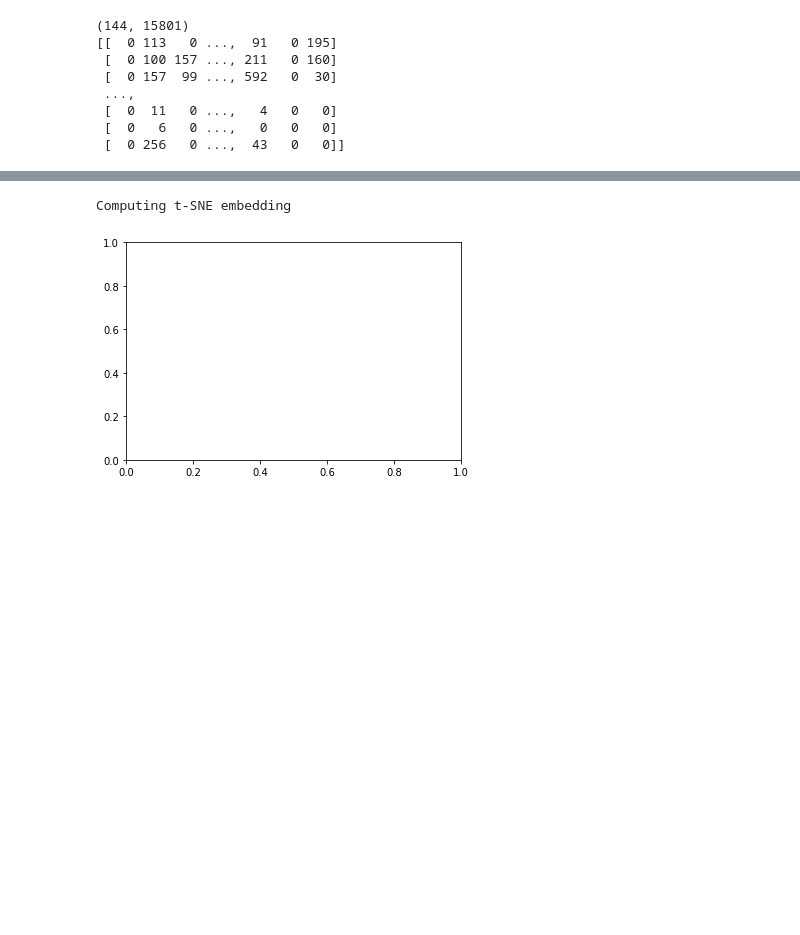
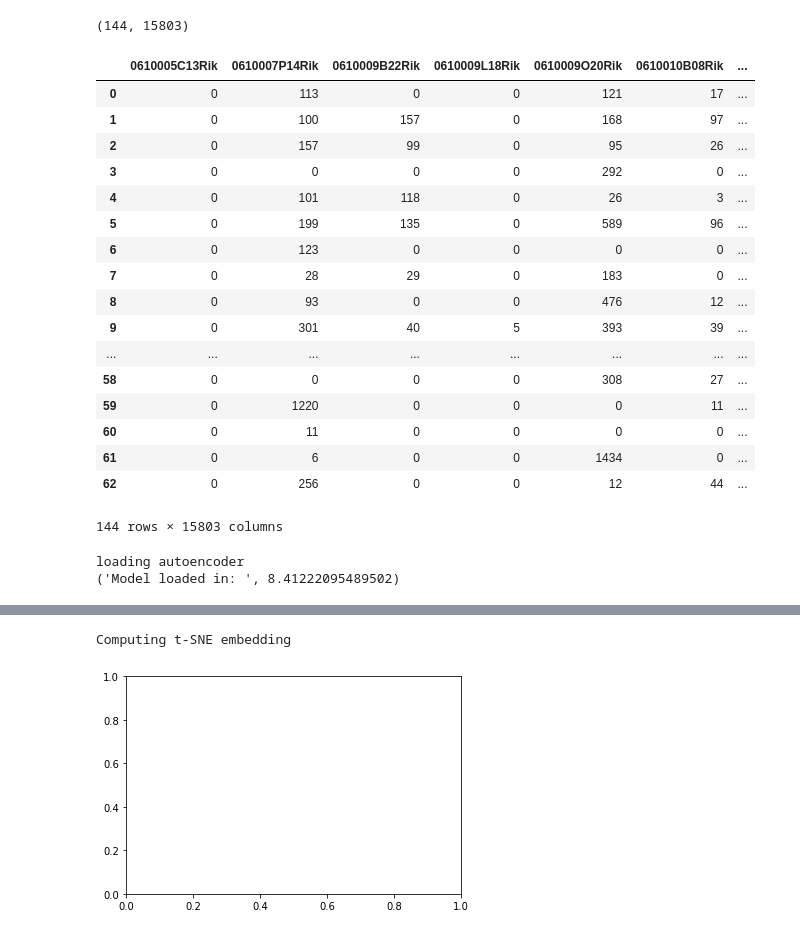
Before and after one commit to MarShin/single-cell_RNA, a Jupyter notebook: t-sne SKLEARN.ipynb, the cells around one changed output, grey strips where cells are left out. Cells and saved outputs as stored; diff of their text form; code cells hidden in the pictures; blank space fills up the shorter version.

Commit message:
added bootstrap data ipynb

```diff
--- a/t-sne SKLEARN.ipynb
+++ b/t-sne SKLEARN.ipynb
@@ -16,18 +9,30 @@ from sklearn import (manifold, datasets, decomposition, ensemble,
 # %%
-df_e10 = pd.read_csv('e10.csv')
-df_e12 = pd.read_csv('e12.csv')
-# df_e12labls = pdf.read_csv('cell.identity.csv')
+df_e10 = pd.read_csv('data/e10_1.csv')
+df_e12 = pd.read_csv('data/e12_1.csv')
+df_e12label = pd.read_csv('data/cell_identity.csv')
+df_e12 = pd.concat([df_e12, df_e12label['label']], axis=1, join='inner')
 
 combined = pd.concat([df_e10,df_e12])
-combined = combined.drop(combined.columns[0], axis=1)
+# combined = combined.drop(combined.columns[0], axis=1)
 print combined.shape
-print combined.values
+display(combined)
 # %% [output]
-(144, 15801)
-[[  0 113   0 ...,  91   0 195]
- [  0 100 157 ..., 211   0 160]
- [  0 157  99 ..., 592   0  30]
- ...,
- [  0  11   0 ...,   4   0   0]
- [  0   6   0 ...,   0   0   0]
- [  0 256   0 ...,  43   0   0]]
+(144, 15803)
+|  | 0610005C13Rik | 0610007P14Rik | 0610009B22Rik | 0610009L18Rik | 0610009O20Rik | 0610010B08Rik | ... |
+| 0 | 0 | 113 | 0 | 0 | 121 | 17 | ... |
+| 1 | 0 | 100 | 157 | 0 | 168 | 97 | ... |
+| 2 | 0 | 157 | 99 | 0 | 95 | 26 | ... |
+| 3 | 0 | 0 | 0 | 0 | 292 | 0 | ... |
+| 4 | 0 | 101 | 118 | 0 | 26 | 3 | ... |
+| 5 | 0 | 199 | 135 | 0 | 589 | 96 | ... |
+| 6 | 0 | 123 | 0 | 0 | 0 | 0 | ... |
+| 7 | 0 | 28 | 29 | 0 | 183 | 0 | ... |
+| 8 | 0 | 93 | 0 | 0 | 476 | 12 | ... |
+| 9 | 0 | 301 | 40 | 5 | 393 | 39 | ... |
+| ... | ... | ... | ... | ... | ... | ... | ... |
+| 58 | 0 | 0 | 0 | 0 | 308 | 27 | ... |
+| 59 | 0 | 1220 | 0 | 0 | 0 | 11 | ... |
+| 60 | 0 | 11 | 0 | 0 | 0 | 0 | ... |
+| 61 | 0 | 6 | 0 | 0 | 1434 | 0 | ... |
+| 62 | 0 | 256 | 0 | 0 | 12 | 44 | ... |
+144 rows × 15803 columns
@@ -35,0 +39,10 @@ print combined.values
+# %%
+from keras.models import load_model
+print('loading autoencoder')
+t0 = time.time()
+autoencoder = load_model('autoencoder.h5')
+t1 = time.time()
+print('Model loaded in: ', t1-t0)
+# %% [output]
+loading autoencoder
+('Model loaded in: ', 8.41222095489502)
```
Also changed, not shown: parts of 5 cells of this notebook, 2 other files.
